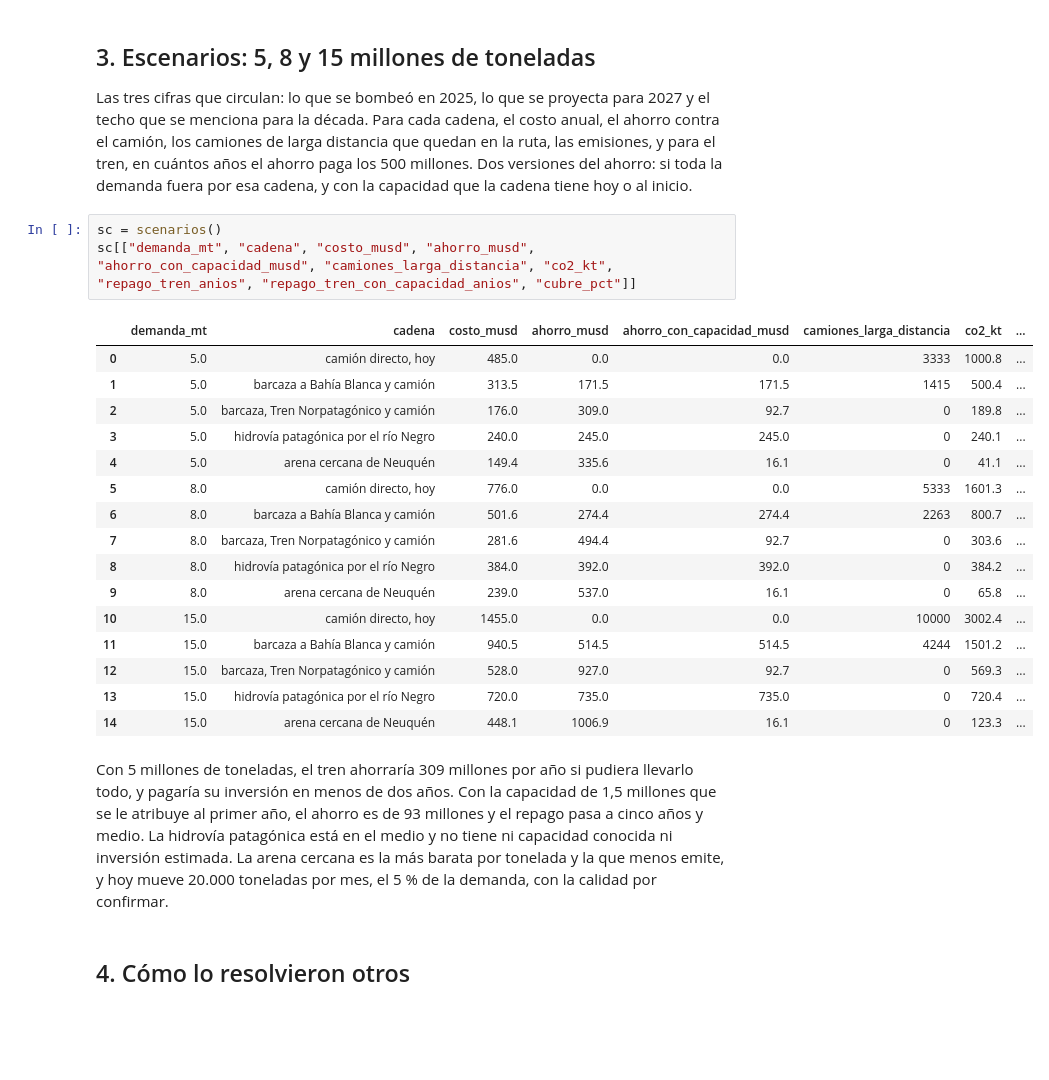
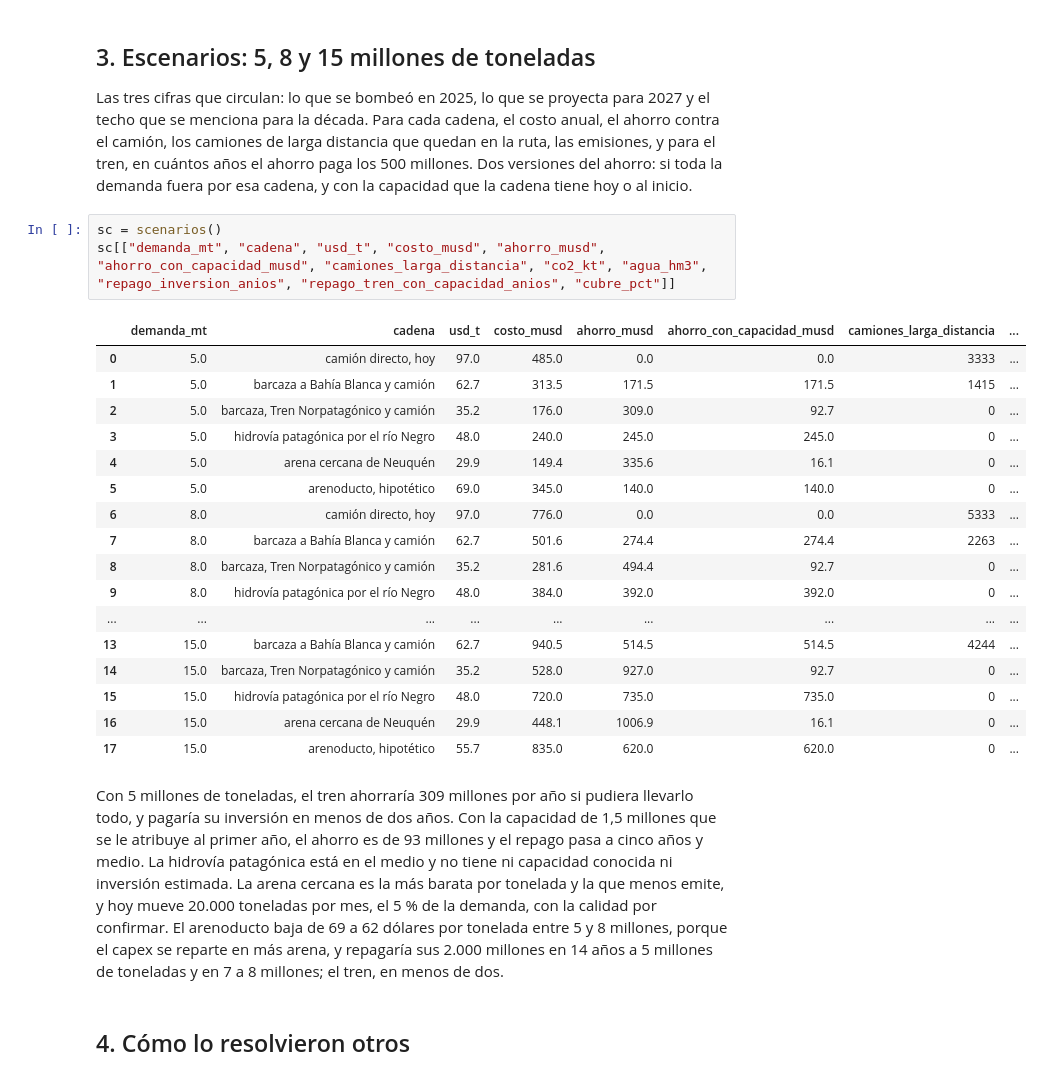
Before and after one commit to dpinero14/arena-lab, a Jupyter notebook: notebooks/02_la_logistica_de_la_arena.ipynb, the cells around one changed output. Saved outputs shown, nothing was run; the diff lists cells and outputs as text; blank space fills up the shorter version.

```diff
--- a/notebooks/02_la_logistica_de_la_arena.ipynb
+++ b/notebooks/02_la_logistica_de_la_arena.ipynb
@@ -106,24 +121,25 @@ paga los 500 millones. Dos versiones del ahorro: si toda la demanda fuera por
 esa cadena, y con la capacidad que la cadena tiene hoy o al inicio.
 # %%
 sc = scenarios()
-sc[["demanda_mt", "cadena", "costo_musd", "ahorro_musd", "ahorro_con_capacidad_musd", "camiones_larga_distancia", "co2_kt", "repago_tren_anios", "repago_tren_con_capacidad_anios", "cubre_pct"]]
+sc[["demanda_mt", "cadena", "usd_t", "costo_musd", "ahorro_musd", "ahorro_con_capacidad_musd", "camiones_larga_distancia", "co2_kt", "agua_hm3", "repago_inversion_anios", "repago_tren_con_capacidad_anios", "cubre_pct"]]
 # %% [output]
-|  | demanda_mt | cadena | costo_musd | ahorro_musd | ahorro_con_capacidad_musd | camiones_larga_distancia | co2_kt | ... |
-| 0 | 5.0 | camión directo, hoy | 485.0 | 0.0 | 0.0 | 3333 | 1000.8 | ... |
-| 1 | 5.0 | barcaza a Bahía Blanca y camión | 313.5 | 171.5 | 171.5 | 1415 | 500.4 | ... |
-| 2 | 5.0 | barcaza, Tren Norpatagónico y camión | 176.0 | 309.0 | 92.7 | 0 | 189.8 | ... |
-| 3 | 5.0 | hidrovía patagónica por el río Negro | 240.0 | 245.0 | 245.0 | 0 | 240.1 | ... |
-| 4 | 5.0 | arena cercana de Neuquén | 149.4 | 335.6 | 16.1 | 0 | 41.1 | ... |
-| 5 | 8.0 | camión directo, hoy | 776.0 | 0.0 | 0.0 | 5333 | 1601.3 | ... |
-| 6 | 8.0 | barcaza a Bahía Blanca y camión | 501.6 | 274.4 | 274.4 | 2263 | 800.7 | ... |
-| 7 | 8.0 | barcaza, Tren Norpatagónico y camión | 281.6 | 494.4 | 92.7 | 0 | 303.6 | ... |
-| 8 | 8.0 | hidrovía patagónica por el río Negro | 384.0 | 392.0 | 392.0 | 0 | 384.2 | ... |
-| 9 | 8.0 | arena cercana de Neuquén | 239.0 | 537.0 | 16.1 | 0 | 65.8 | ... |
-| 10 | 15.0 | camión directo, hoy | 1455.0 | 0.0 | 0.0 | 10000 | 3002.4 | ... |
-| 11 | 15.0 | barcaza a Bahía Blanca y camión | 940.5 | 514.5 | 514.5 | 4244 | 1501.2 | ... |
-| 12 | 15.0 | barcaza, Tren Norpatagónico y camión | 528.0 | 927.0 | 92.7 | 0 | 569.3 | ... |
-| 13 | 15.0 | hidrovía patagónica por el río Negro | 720.0 | 735.0 | 735.0 | 0 | 720.4 | ... |
-| 14 | 15.0 | arena cercana de Neuquén | 448.1 | 1006.9 | 16.1 | 0 | 123.3 | ... |
+|  | demanda_mt | cadena | usd_t | costo_musd | ahorro_musd | ahorro_con_capacidad_musd | camiones_larga_distancia | ... |
+| 0 | 5.0 | camión directo, hoy | 97.0 | 485.0 | 0.0 | 0.0 | 3333 | ... |
+| 1 | 5.0 | barcaza a Bahía Blanca y camión | 62.7 | 313.5 | 171.5 | 171.5 | 1415 | ... |
+| 2 | 5.0 | barcaza, Tren Norpatagónico y camión | 35.2 | 176.0 | 309.0 | 92.7 | 0 | ... |
+| 3 | 5.0 | hidrovía patagónica por el río Negro | 48.0 | 240.0 | 245.0 | 245.0 | 0 | ... |
+| 4 | 5.0 | arena cercana de Neuquén | 29.9 | 149.4 | 335.6 | 16.1 | 0 | ... |
+| 5 | 5.0 | arenoducto, hipotético | 69.0 | 345.0 | 140.0 | 140.0 | 0 | ... |
+| 6 | 8.0 | camión directo, hoy | 97.0 | 776.0 | 0.0 | 0.0 | 5333 | ... |
+| 7 | 8.0 | barcaza a Bahía Blanca y camión | 62.7 | 501.6 | 274.4 | 274.4 | 2263 | ... |
+| 8 | 8.0 | barcaza, Tren Norpatagónico y camión | 35.2 | 281.6 | 494.4 | 92.7 | 0 | ... |
+| 9 | 8.0 | hidrovía patagónica por el río Negro | 48.0 | 384.0 | 392.0 | 392.0 | 0 | ... |
+| ... | ... | ... | ... | ... | ... | ... | ... | ... |
+| 13 | 15.0 | barcaza a Bahía Blanca y camión | 62.7 | 940.5 | 514.5 | 514.5 | 4244 | ... |
+| 14 | 15.0 | barcaza, Tren Norpatagónico y camión | 35.2 | 528.0 | 927.0 | 92.7 | 0 | ... |
+| 15 | 15.0 | hidrovía patagónica por el río Negro | 48.0 | 720.0 | 735.0 | 735.0 | 0 | ... |
+| 16 | 15.0 | arena cercana de Neuquén | 29.9 | 448.1 | 1006.9 | 16.1 | 0 | ... |
+| 17 | 15.0 | arenoducto, hipotético | 55.7 | 835.0 | 620.0 | 620.0 | 0 | ... |
 # %% [markdown]
 Con 5 millones de toneladas, el tren ahorraría 309 millones por año si
 pudiera llevarlo todo, y pagaría su inversión en menos de dos años. Con la
@@ -132,6 +148,10 @@ millones y el repago pasa a cinco años y medio. La hidrovía patagónica está
 el medio y no tiene ni capacidad conocida ni inversión estimada. La arena
 cercana es la más barata por tonelada y la que menos emite, y hoy mueve
 20.000 toneladas por mes, el 5 % de la demanda, con la calidad por confirmar.
+El arenoducto baja de 69 a 62 dólares por tonelada entre 5 y 8 millones,
+porque el capex se reparte en más arena, y repagaría sus 2.000 millones en
+14 años a 5 millones de toneladas y en 7 a 8 millones; el tren, en menos de
+dos.
 # %% [markdown]
 ## 4. Cómo lo resolvieron otros
 # %%
```
Also changed, not shown: parts of 4 cells of this notebook, 11 other files.
